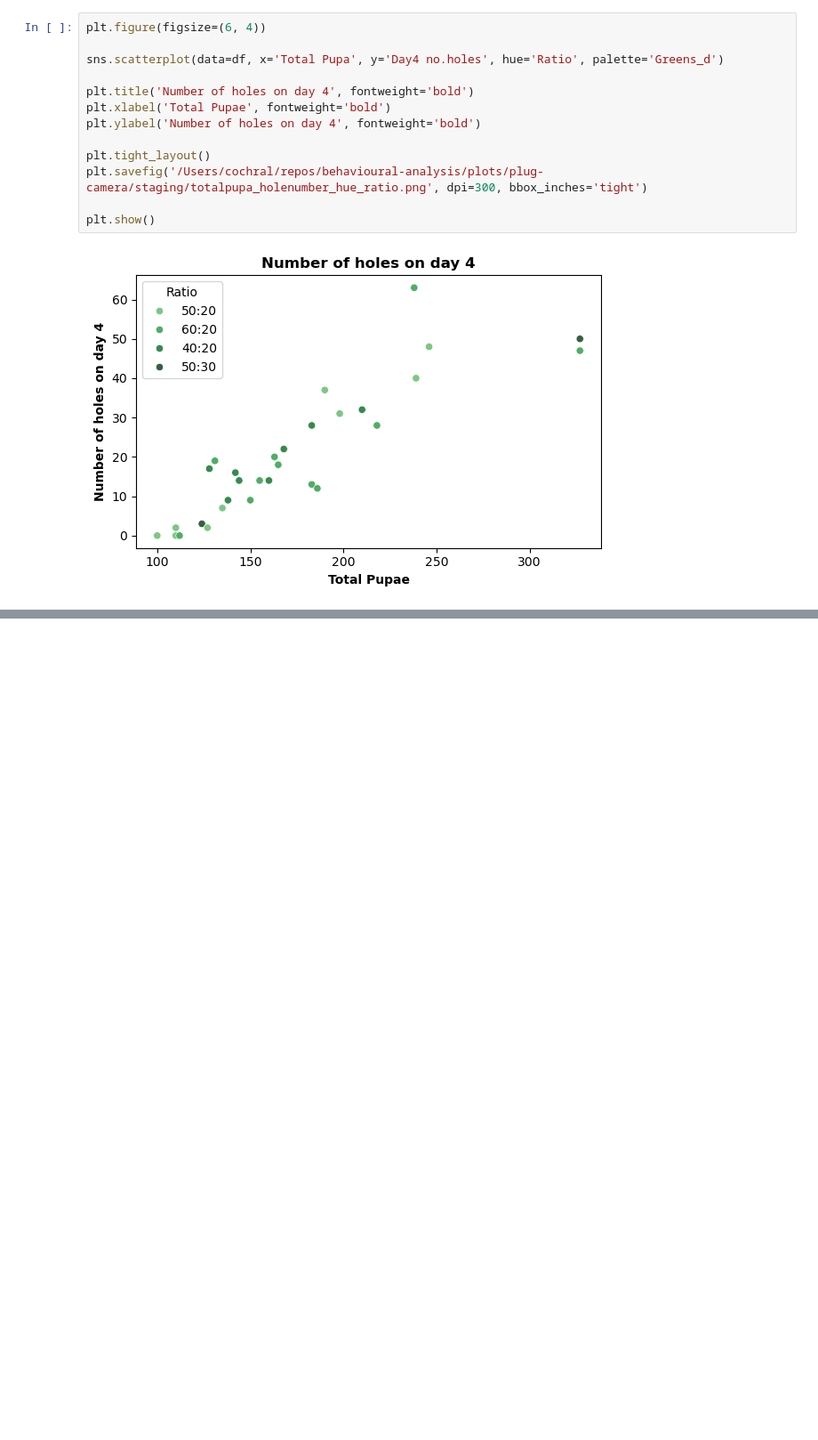
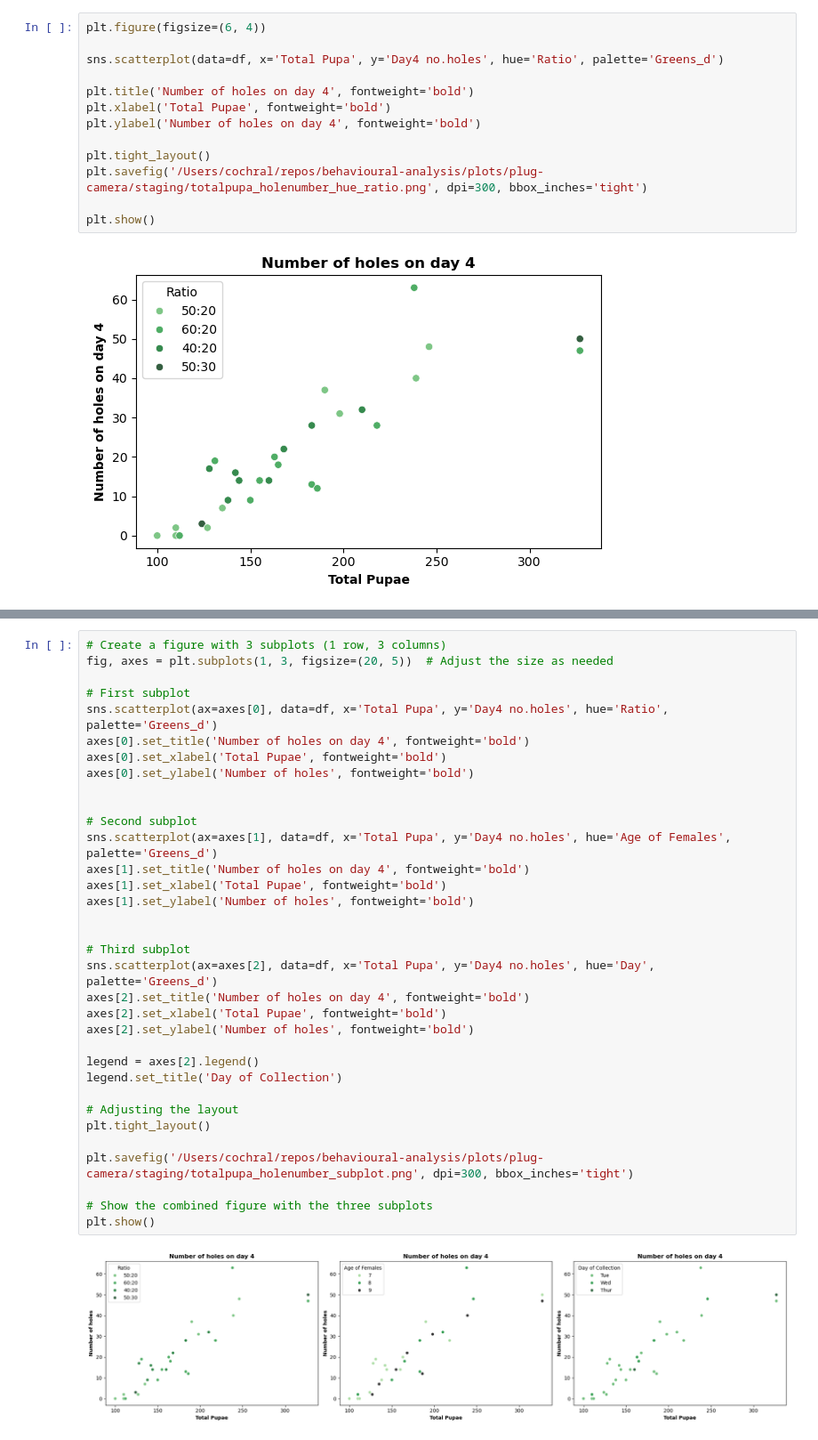
Before and after one commit to lenacochrane/behavioural-analysis, a Jupyter notebook: scripts/plug-camera/staging-parameters/pooled_hole_numbers.ipynb, the cells around one changed output, grey strips where cells are left out. Shown at 89% size. Drawn from its saved outputs; the diff is of its cells as text; blank space fills up the shorter version.

```diff
--- a/scripts/plug-camera/staging-parameters/pooled_hole_numbers.ipynb
+++ b/scripts/plug-camera/staging-parameters/pooled_hole_numbers.ipynb
@@ -94,0 +112,36 @@ df['Day'] = df['Vile Code'].apply(extract_day)
+# %%
+# Create a figure with 3 subplots (1 row, 3 columns)
+fig, axes = plt.subplots(1, 3, figsize=(20, 5))  # Adjust the size as needed
+
+# First subplot
+sns.scatterplot(ax=axes[0], data=df, x='Total Pupa', y='Day4 no.holes', hue='Ratio', palette='Greens_d')
+axes[0].set_title('Number of holes on day 4', fontweight='bold')
+axes[0].set_xlabel('Total Pupae', fontweight='bold')
+axes[0].set_ylabel('Number of holes', fontweight='bold')
+
+
+# Second subplot
+sns.scatterplot(ax=axes[1], data=df, x='Total Pupa', y='Day4 no.holes', hue='Age of Females', palette='Greens_d')
+axes[1].set_title('Number of holes on day 4', fontweight='bold')
+axes[1].set_xlabel('Total Pupae', fontweight='bold')
+axes[1].set_ylabel('Number of holes', fontweight='bold')
+
+
+# Third subplot
+sns.scatterplot(ax=axes[2], data=df, x='Total Pupa', y='Day4 no.holes', hue='Day', palette='Greens_d')
+axes[2].set_title('Number of holes on day 4', fontweight='bold')
+axes[2].set_xlabel('Total Pupae', fontweight='bold')
+axes[2].set_ylabel('Number of holes', fontweight='bold')
+
+legend = axes[2].legend()
+legend.set_title('Day of Collection')
+
+# Adjusting the layout
+plt.tight_layout()
+
+plt.savefig('/Users/cochral/repos/behavioural-analysis/plots/plug-camera/staging/totalpupa_holenumber_subplot.png', dpi=300, bbox_inches='tight')
+
+# Show the combined figure with the three subplots
+plt.show()
+# %% [output]
+[figure, added]
```
Also changed, not shown: parts of 1 cell of this notebook.
